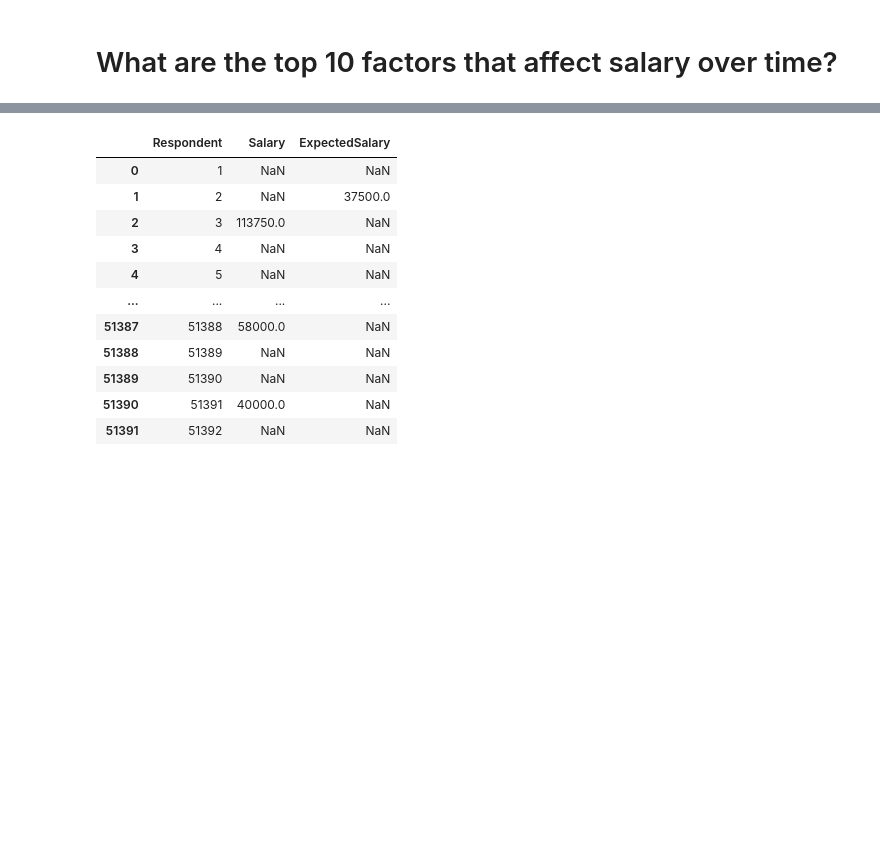
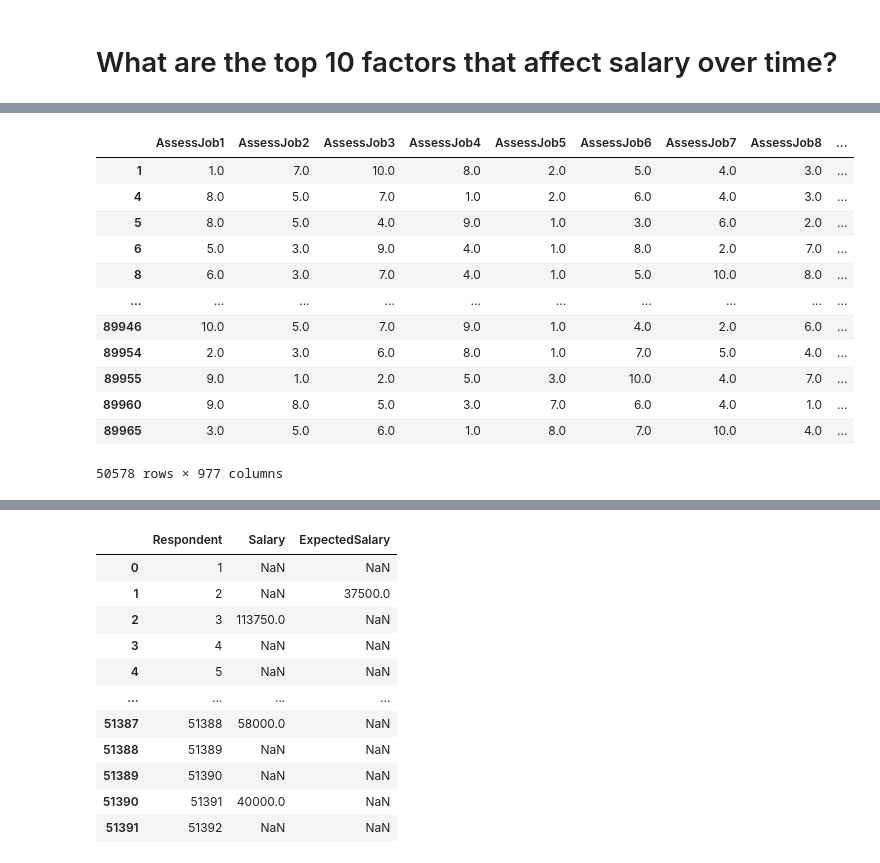
Before and after one commit to cliffyb824/2021-stackoverflow-survey-EDA, a Jupyter notebook: stackoverflow_analysis_2020.ipynb, the cells around one changed output, grey strips where cells are left out. Drawn from its saved outputs; the diff is of its cells as text; code cells hidden in the pictures; blank space fills up the shorter version.

```diff
--- a/stackoverflow_analysis_2020.ipynb
+++ b/stackoverflow_analysis_2020.ipynb
@@ -220,0 +279,16 @@ def clean_data(df):
+# %%
+X
+# %% [output]
+|  | AssessJob1 | AssessJob2 | AssessJob3 | AssessJob4 | AssessJob5 | AssessJob6 | AssessJob7 | AssessJob8 | ... |
+| 1 | 1.0 | 7.0 | 10.0 | 8.0 | 2.0 | 5.0 | 4.0 | 3.0 | ... |
+| 4 | 8.0 | 5.0 | 7.0 | 1.0 | 2.0 | 6.0 | 4.0 | 3.0 | ... |
+| 5 | 8.0 | 5.0 | 4.0 | 9.0 | 1.0 | 3.0 | 6.0 | 2.0 | ... |
+| 6 | 5.0 | 3.0 | 9.0 | 4.0 | 1.0 | 8.0 | 2.0 | 7.0 | ... |
+| 8 | 6.0 | 3.0 | 7.0 | 4.0 | 1.0 | 5.0 | 10.0 | 8.0 | ... |
+| ... | ... | ... | ... | ... | ... | ... | ... | ... | ... |
+| 89946 | 10.0 | 5.0 | 7.0 | 9.0 | 1.0 | 4.0 | 2.0 | 6.0 | ... |
+| 89954 | 2.0 | 3.0 | 6.0 | 8.0 | 1.0 | 7.0 | 5.0 | 4.0 | ... |
+| 89955 | 9.0 | 1.0 | 2.0 | 5.0 | 3.0 | 10.0 | 4.0 | 7.0 | ... |
+| 89960 | 9.0 | 8.0 | 5.0 | 3.0 | 7.0 | 6.0 | 4.0 | 1.0 | ... |
+| 89965 | 3.0 | 5.0 | 6.0 | 1.0 | 8.0 | 7.0 | 10.0 | 4.0 | ... |
+50578 rows × 977 columns
```
Also changed, not shown: parts of 34 cells of this notebook.
